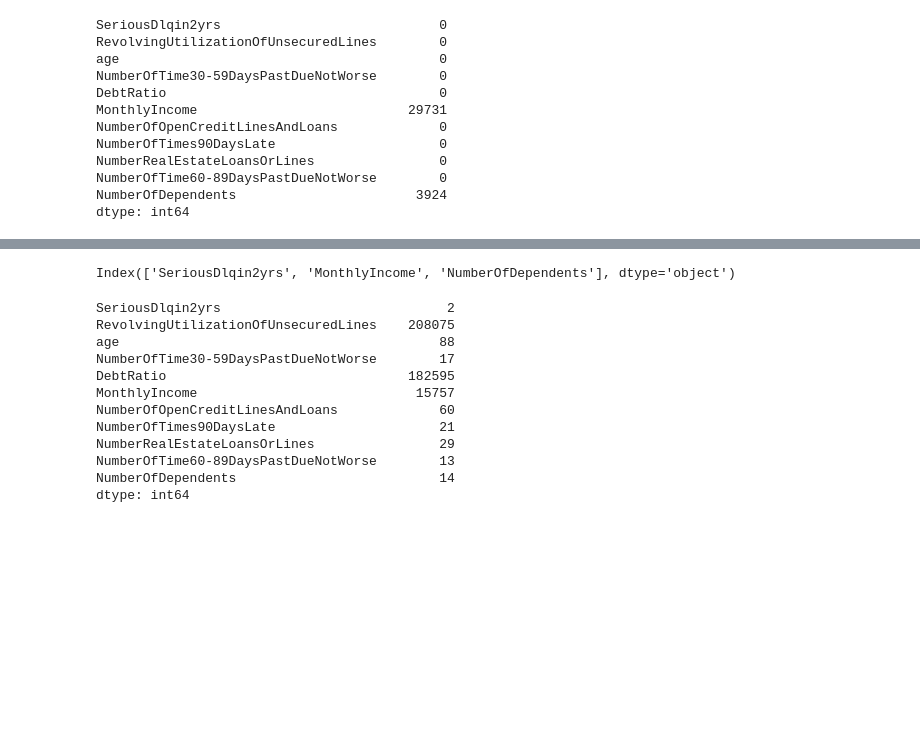
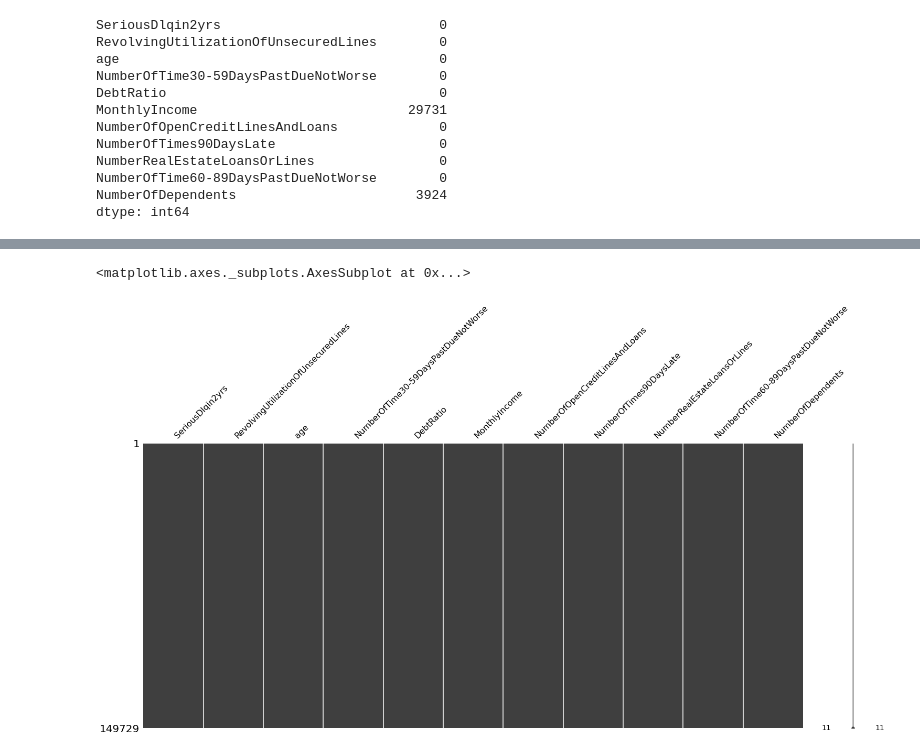
Before and after one commit to PDCaire10/USIL_Capstone_202202_G10_MLP_Bagging, a Jupyter notebook: Modelo_PNN+Bagging.ipynb, the cells around one changed output, grey strips where cells are left out. Cells and saved outputs as stored; diff of their text form; code cells hidden in the pictures; blank space fills up the shorter version.

```diff
--- a/Modelo_PNN+Bagging.ipynb
+++ b/Modelo_PNN+Bagging.ipynb
@@ -180,19 +155,14 @@ nan_rows
-# %%
-datos.columns[datos.isnull().any()]
-# %% [output]
-Index(['SeriousDlqin2yrs', 'MonthlyIncome', 'NumberOfDependents'], dtype='object')
-# %%
-datos.nunique()
-# %% [output]
-SeriousDlqin2yrs                             2
-RevolvingUtilizationOfUnsecuredLines    208075
-age                                         88
-NumberOfTime30-59DaysPastDueNotWorse        17
-DebtRatio                               182595
-MonthlyIncome                            15757
-NumberOfOpenCreditLinesAndLoans             60
-NumberOfTimes90DaysLate                     21
-NumberRealEstateLoansOrLines                29
-NumberOfTime60-89DaysPastDueNotWorse        13
-NumberOfDependents                          14
-dtype: int64
+# %%
+datos=datos[datos['age']>0]
+datos=datos[datos['NumberOfTime30-59DaysPastDueNotWorse']<90]
+datos=datos[datos['NumberOfTime60-89DaysPastDueNotWorse']<90]
+datos=datos[datos['NumberOfTimes90DaysLate']<90]
+datos=datos[datos['NumberRealEstateLoansOrLines']<50]
+# %%
+datos['MonthlyIncome'].fillna(datos['MonthlyIncome'].median(),inplace = True)
+datos['NumberOfDependents'].fillna(datos['NumberOfDependents'].mode()[0],inplace = True)
+# %%
+ms.matrix(datos)
+# %% [output]
+<matplotlib.axes._subplots.AxesSubplot at 0x...>
+[figure, added]
```
Also changed, not shown: parts of 9 cells of this notebook.
